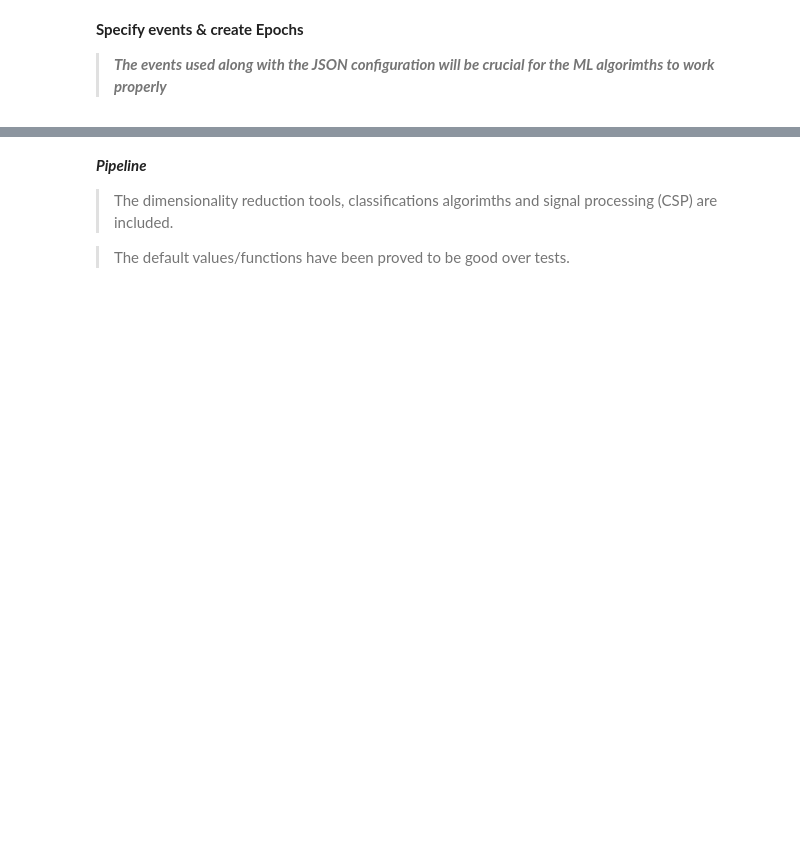
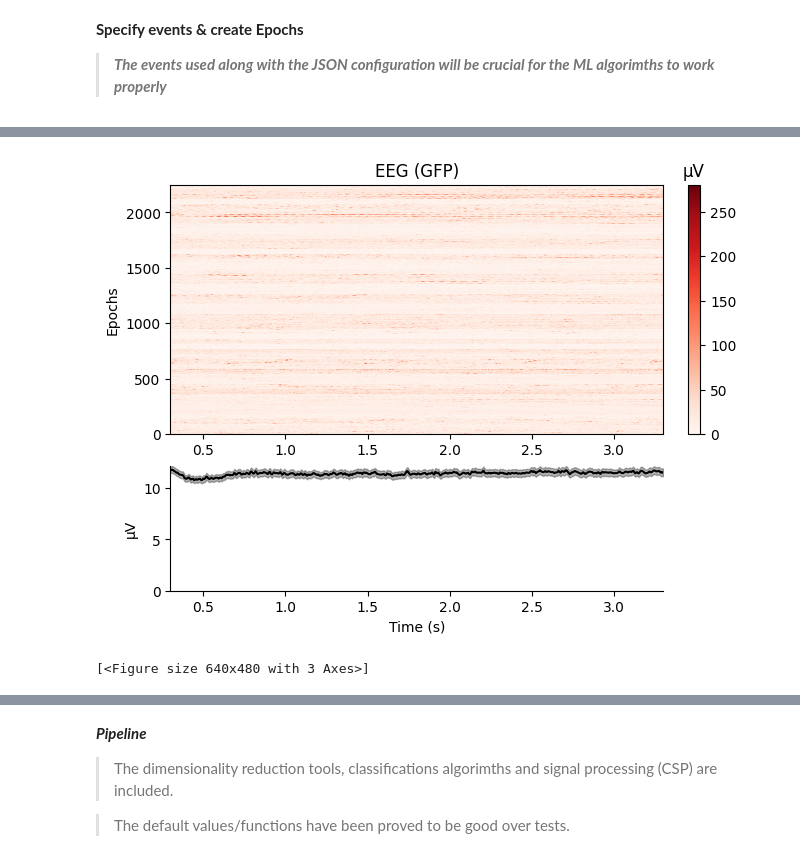
Before and after one commit to JOKITON/total_persceptive_vortex, a Jupyter notebook: main/jupyter_nb/main.ipynb, the cells around one changed output, grey strips where cells are left out. Saved outputs shown, nothing was run; the diff lists cells and outputs as text; code cells hidden in the pictures; blank space fills up the shorter version.

```diff
--- a/main/jupyter_nb/main.ipynb
+++ b/main/jupyter_nb/main.ipynb
@@ -163,0 +199,5 @@ X_test shape: (180, 64, 641)
+# %%
+epochs.plot_image(picks='eeg')
+# %% [output]
+[figure, added]
+[<Figure size 640x480 with 3 Axes>]
```
Also changed, not shown: parts of 26 cells of this notebook, 26 other files.
